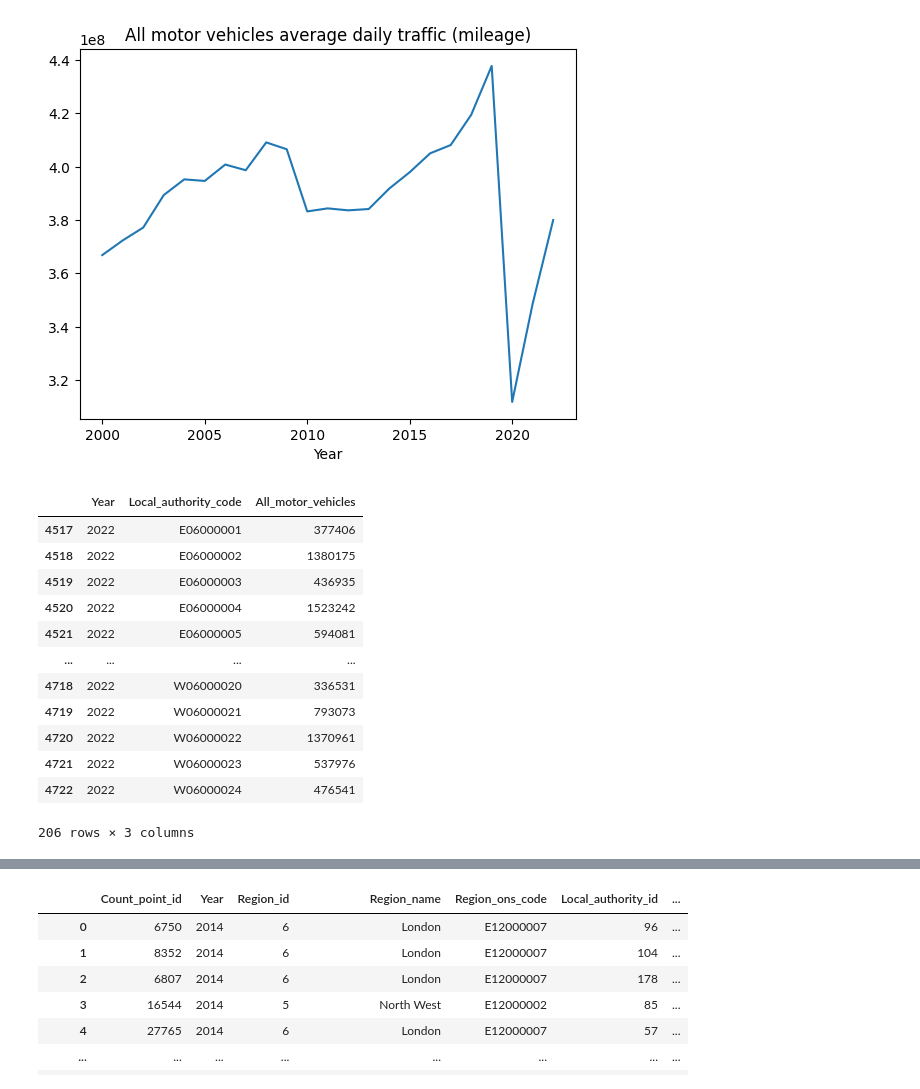
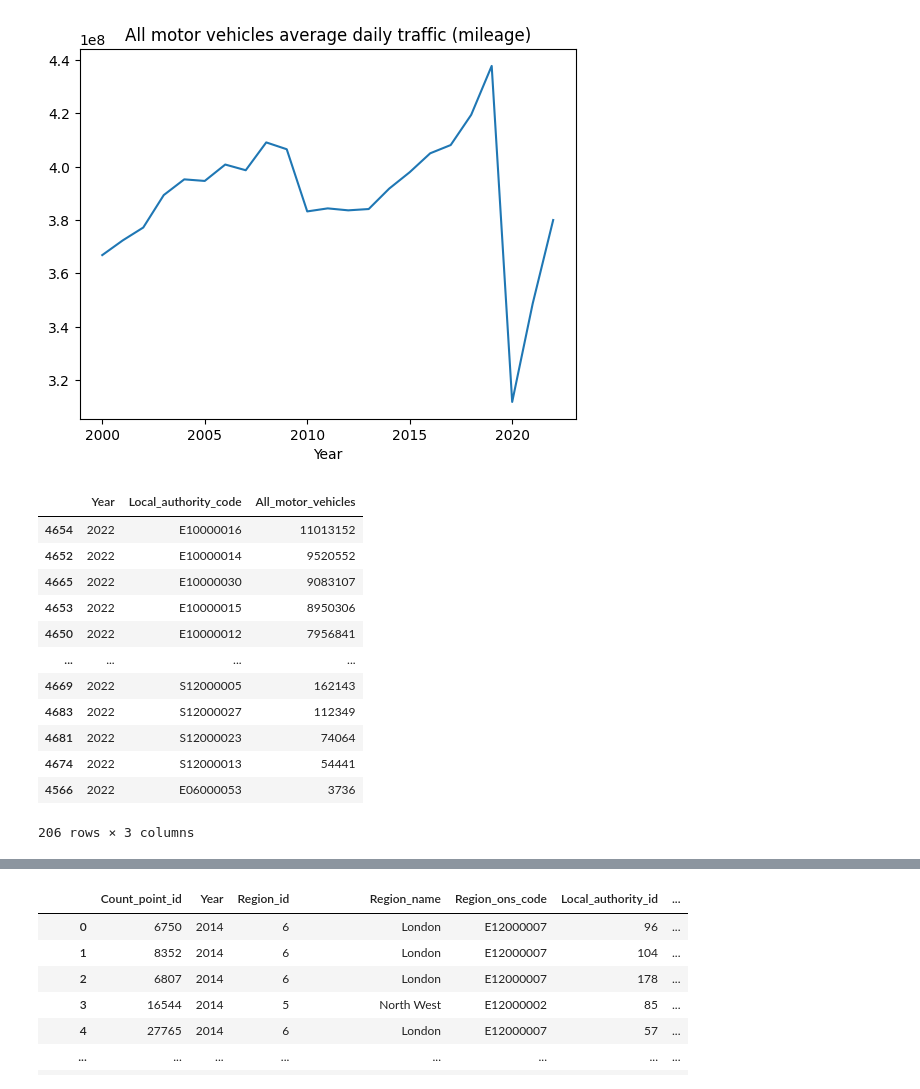
Before and after one commit to andyghpro/ev-forecast, a Jupyter notebook: test.ipynb, the cells around one changed output, grey strips where cells are left out. Cells and saved outputs as stored; diff of their text form; code cells hidden in the pictures.

```diff
--- a/test.ipynb
+++ b/test.ipynb
@@ -85,21 +85,21 @@ df_all.plot(title='All motor vehicles average daily traffic (mileage)')
 # %%
 # Now we want to look at spacial distribution by local authority code of the UK traffic in the past year
 count = df.groupby(['Year', 'Local_authority_code'])['All_motor_vehicles'].sum().reset_index()
 count_2022 = count[count['Year'] == 2022]
-count_2022
+count_2022.sort_values(by='All_motor_vehicles', ascending=False)
 # %% [output]
 |  | Year | Local_authority_code | All_motor_vehicles |
-| 4517 | 2022 | E06000001 | 377406 |
-| 4518 | 2022 | E06000002 | 1380175 |
-| 4519 | 2022 | E06000003 | 436935 |
-| 4520 | 2022 | E06000004 | 1523242 |
-| 4521 | 2022 | E06000005 | 594081 |
+| 4654 | 2022 | E10000016 | 11013152 |
+| 4652 | 2022 | E10000014 | 9520552 |
+| 4665 | 2022 | E10000030 | 9083107 |
+| 4653 | 2022 | E10000015 | 8950306 |
+| 4650 | 2022 | E10000012 | 7956841 |
 | ... | ... | ... | ... |
-| 4718 | 2022 | W06000020 | 336531 |
-| 4719 | 2022 | W06000021 | 793073 |
-| 4720 | 2022 | W06000022 | 1370961 |
-| 4721 | 2022 | W06000023 | 537976 |
-| 4722 | 2022 | W06000024 | 476541 |
+| 4669 | 2022 | S12000005 | 162143 |
+| 4683 | 2022 | S12000027 | 112349 |
+| 4681 | 2022 | S12000023 | 74064 |
+| 4674 | 2022 | S12000013 | 54441 |
+| 4566 | 2022 | E06000053 | 3736 |
 206 rows × 3 columns
 # %%
 #importing wards data to geopandas for plotting
```
Also changed, not shown: parts of 9 cells of this notebook.
